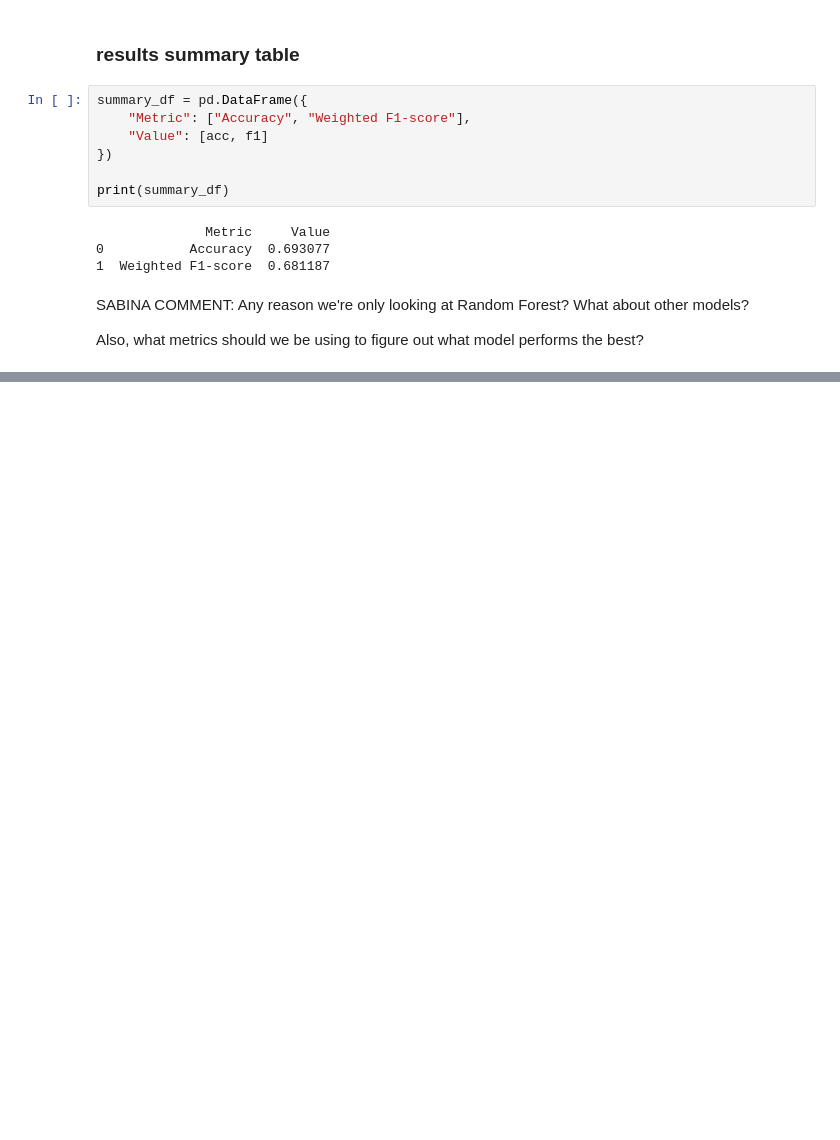
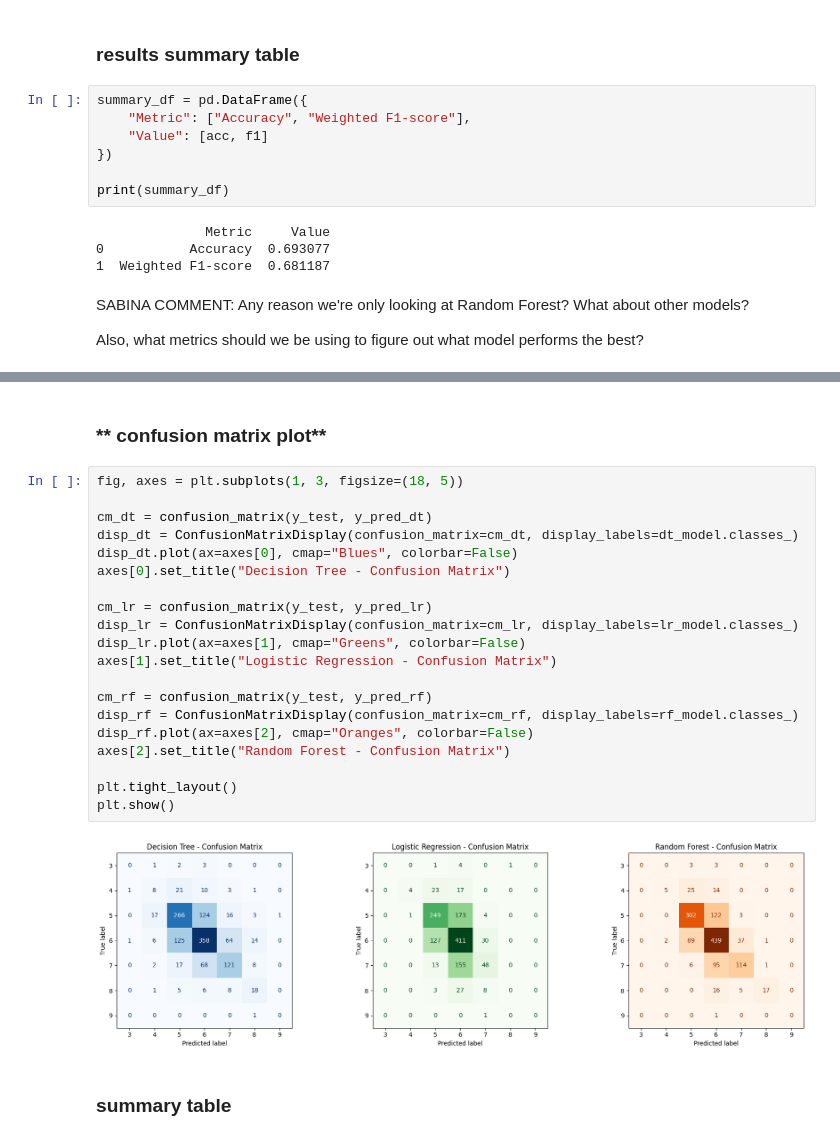
Before and after one commit to Prabhsheenkaur/AI-correctness-and-hallucination-Galactica-, a Jupyter notebook: MODELS.ipynb, the cells around one changed output, grey strips where cells are left out. Cells and saved outputs as stored; diff of their text form; blank space fills up the shorter version.

```diff
--- a/MODELS.ipynb
+++ b/MODELS.ipynb
@@ -154,0 +695,26 @@ Also, what metrics should we be using to figure out what model performs the best
+# %% [markdown]
+### ** confusion matrix plot**
+# %%
+fig, axes = plt.subplots(1, 3, figsize=(18, 5))
+
+cm_dt = confusion_matrix(y_test, y_pred_dt)
+disp_dt = ConfusionMatrixDisplay(confusion_matrix=cm_dt, display_labels=dt_model.classes_)
+disp_dt.plot(ax=axes[0], cmap="Blues", colorbar=False)
+axes[0].set_title("Decision Tree - Confusion Matrix")
+
+cm_lr = confusion_matrix(y_test, y_pred_lr)
+disp_lr = ConfusionMatrixDisplay(confusion_matrix=cm_lr, display_labels=lr_model.classes_)
+disp_lr.plot(ax=axes[1], cmap="Greens", colorbar=False)
+axes[1].set_title("Logistic Regression - Confusion Matrix")
+
+cm_rf = confusion_matrix(y_test, y_pred_rf)
+disp_rf = ConfusionMatrixDisplay(confusion_matrix=cm_rf, display_labels=rf_model.classes_)
+disp_rf.plot(ax=axes[2], cmap="Oranges", colorbar=False)
+axes[2].set_title("Random Forest - Confusion Matrix")
+
+plt.tight_layout()
+plt.show()
+# %% [output]
+[figure, added]
+# %% [markdown]
+### **summary table**
```
Also changed, not shown: parts of 15 cells of this notebook.
